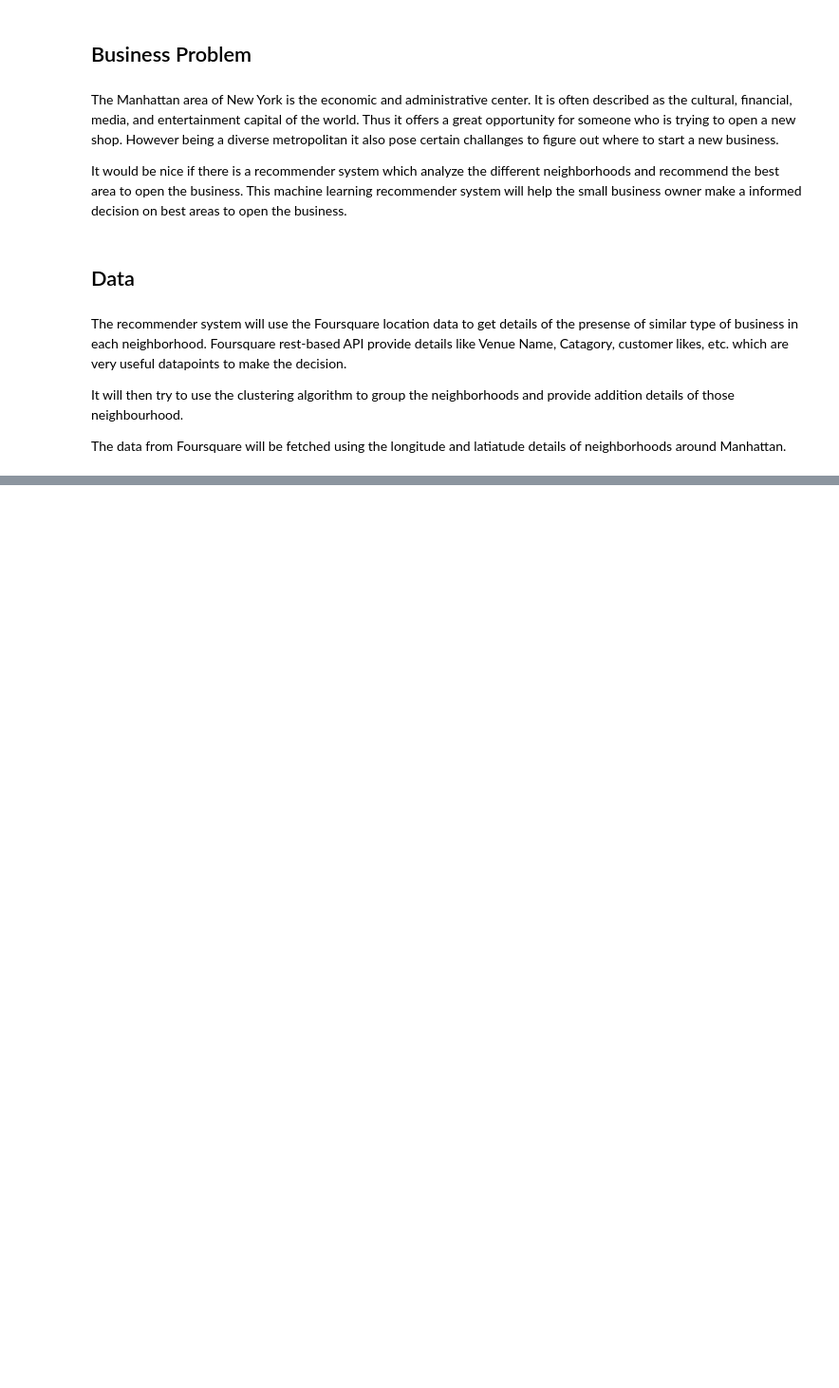
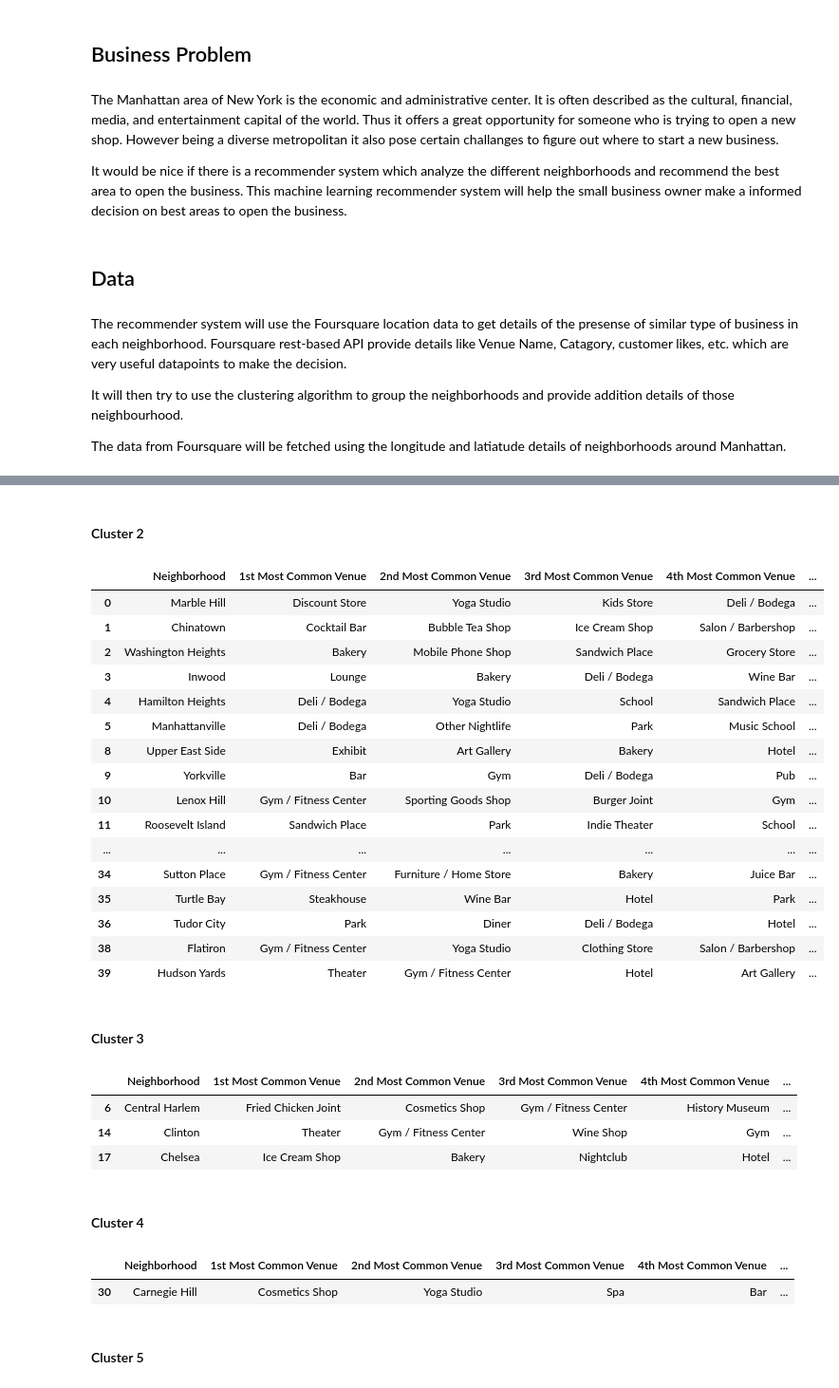
Before and after one commit to SoumaSGhosh/Coursera_Capstone, a Jupyter notebook: Coursera Capstone Project.ipynb, the cells around one changed output, grey strips where cells are left out. Shown: that part at 95% size. Saved outputs shown, nothing was run; the diff lists cells and outputs as text; code cells hidden in the pictures; blank space fills up the shorter version.

```diff
--- a/Coursera Capstone Project.ipynb
+++ b/Coursera Capstone Project.ipynb
@@ -20,0 +350,3 @@ The data from Foursquare will be fetched using the longitude and latiatude detai
+# %%
+manhattan_others_grouped = manhattan_others.groupby('Neighborhood').mean().reset_index()
+manhattan_others_grouped.head()
@@ -20,0 +370,6 @@ The data from Foursquare will be fetched using the longitude and latiatude detai
+# %%
+def return_most_common_venues(row, num_top_venues):
+    row_categories = row.iloc[1:]
+    row_categories_sorted = row_categories.sort_values(ascending=False)
+
+    return row_categories_sorted.index.values[0:num_top_venues]
@@ -20,0 +440,11 @@ The data from Foursquare will be fetched using the longitude and latiatude detai
+# %%
+# set number of clusters
+kclusters = 5
+
+manhattan_others_clustering = manhattan_others_grouped.drop('Neighborhood', 1)
+
+# run k-means clustering
+kmeans = KMeans(n_clusters=kclusters, random_state=0).fit(manhattan_others_clustering)
+
+# check cluster labels generated for each row in the dataframe
+kmeans.labels_[0:10]
@@ -20,0 +455,10 @@ The data from Foursquare will be fetched using the longitude and latiatude detai
+# %%
+manhattan_others_merged = manhattan_data
+
+# add clustering labels
+manhattan_others_merged['Cluster Labels'] = kmeans.labels_
+
+# merge toronto_grouped with toronto_data to add latitude/longitude for each neighborhood
+manhattan_others_merged = manhattan_others_merged.join(neighborhoods_others_sorted.set_index('Neighborhood'), on='Neighborhood')
+
+manhattan_others_merged.head() # check the last columns!
@@ -20,0 +522,46 @@ The data from Foursquare will be fetched using the longitude and latiatude detai
+# %% [markdown]
+#### Cluster 2
+# %%
+manhattan_others_merged.loc[manhattan_others_merged['Cluster Labels'] == 1,\
+                                manhattan_others_merged.columns[[1]\
+                              + list(range(5, manhattan_others_merged.shape[1] -5))]]
+# %% [output]
+|  | Neighborhood | 1st Most Common Venue | 2nd Most Common Venue | 3rd Most Common Venue | 4th Most Common Venue | ... |
+| 0 | Marble Hill | Discount Store | Yoga Studio | Kids Store | Deli / Bodega | ... |
+| 1 | Chinatown | Cocktail Bar | Bubble Tea Shop | Ice Cream Shop | Salon / Barbershop | ... |
+| 2 | Washington Heights | Bakery | Mobile Phone Shop | Sandwich Place | Grocery Store | ... |
+| 3 | Inwood | Lounge | Bakery | Deli / Bodega | Wine Bar | ... |
+| 4 | Hamilton Heights | Deli / Bodega | Yoga Studio | School | Sandwich Place | ... |
+| 5 | Manhattanville | Deli / Bodega | Other Nightlife | Park | Music School | ... |
+| 8 | Upper East Side | Exhibit | Art Gallery | Bakery | Hotel | ... |
+| 9 | Yorkville | Bar | Gym | Deli / Bodega | Pub | ... |
+| 10 | Lenox Hill | Gym / Fitness Center | Sporting Goods Shop | Burger Joint | Gym | ... |
+| 11 | Roosevelt Island | Sandwich Place | Park | Indie Theater | School | ... |
+| ... | ... | ... | ... | ... | ... | ... |
+| 34 | Sutton Place | Gym / Fitness Center | Furniture / Home Store | Bakery | Juice Bar | ... |
+| 35 | Turtle Bay | Steakhouse | Wine Bar | Hotel | Park | ... |
+| 36 | Tudor City | Park | Diner | Deli / Bodega | Hotel | ... |
+| 38 | Flatiron | Gym / Fitness Center | Yoga Studio | Clothing Store | Salon / Barbershop | ... |
+| 39 | Hudson Yards | Theater | Gym / Fitness Center | Hotel | Art Gallery | ... |
+# %% [markdown]
+#### Cluster 3
+# %%
+manhattan_others_merged.loc[manhattan_others_merged['Cluster Labels'] == 2,\
+                                manhattan_others_merged.columns[[1]\
+                              + list(range(5, manhattan_others_merged.shape[1] -5))]]
+# %% [output]
+|  | Neighborhood | 1st Most Common Venue | 2nd Most Common Venue | 3rd Most Common Venue | 4th Most Common Venue | ... |
+| 6 | Central Harlem | Fried Chicken Joint | Cosmetics Shop | Gym / Fitness Center | History Museum | ... |
+| 14 | Clinton | Theater | Gym / Fitness Center | Wine Shop | Gym | ... |
+| 17 | Chelsea | Ice Cream Shop | Bakery | Nightclub | Hotel | ... |
+# %% [markdown]
+#### Cluster 4
+# %%
+manhattan_others_merged.loc[manhattan_others_merged['Cluster Labels'] == 3,\
+                                manhattan_others_merged.columns[[1]\
+                              + list(range(5, manhattan_others_merged.shape[1] -5))]]
+# %% [output]
+|  | Neighborhood | 1st Most Common Venue | 2nd Most Common Venue | 3rd Most Common Venue | 4th Most Common Venue | ... |
+| 30 | Carnegie Hill | Cosmetics Shop | Yoga Studio | Spa | Bar | ... |
+# %% [markdown]
+#### Cluster 5
```
Also changed, not shown: parts of 81 cells of this notebook.
